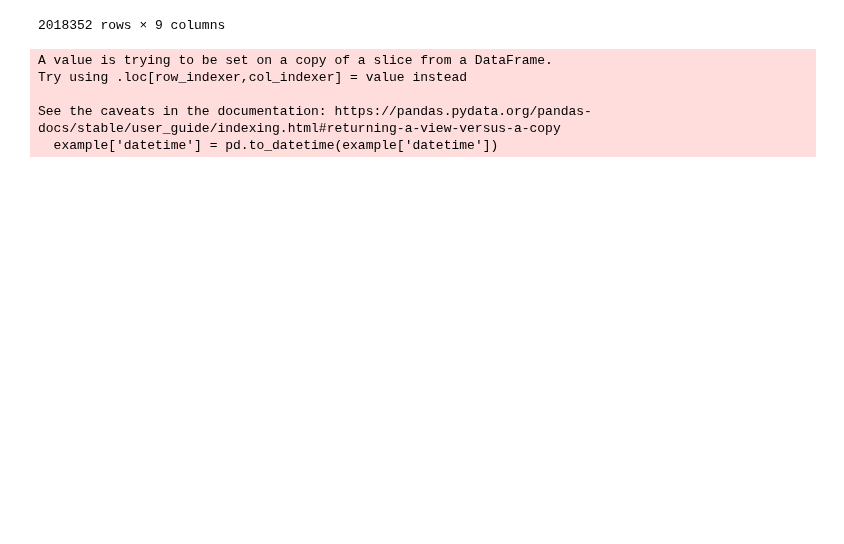
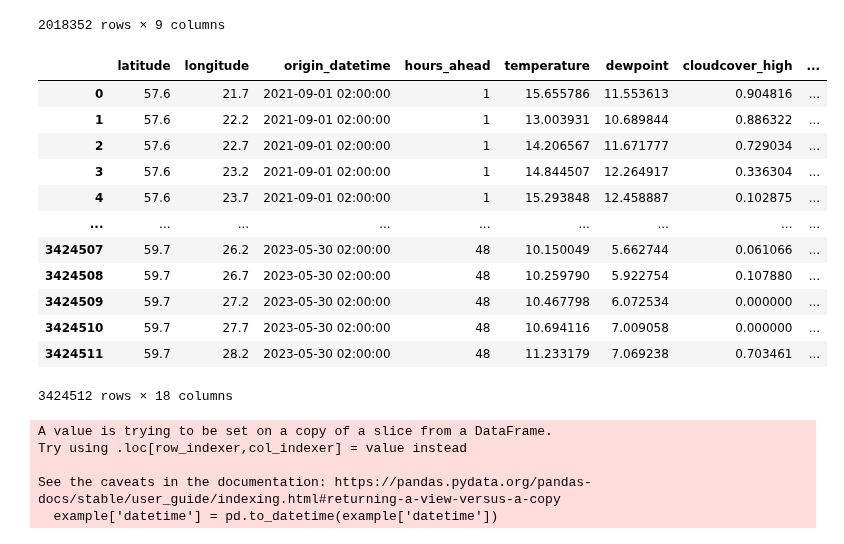
Before and after one commit to steimel60/Kaggle-Enefit, a Jupyter notebook: enefit-energy-predictor.ipynb, the cells around one changed output. Saved outputs shown, nothing was run; the diff lists cells and outputs as text; code cells hidden in the pictures; blank space fills up the shorter version.

```diff
--- a/enefit-energy-predictor.ipynb
+++ b/enefit-energy-predictor.ipynb
@@ -90,6 +90,23 @@ train
 | 2018350 | 15 | 1 | 3 | 0.000 | 0 | 2023-05-31 23:00:00 | 637 | 2018350 | ... |
 | 2018351 | 15 | 1 | 3 | 196.240 | 1 | 2023-05-31 23:00:00 | 637 | 2018351 | ... |
 2018352 rows × 9 columns
+# %%
+forecast = pd.read_csv(path + 'forecast_weather.csv')
+forecast
+# %% [output]
+|  | latitude | longitude | origin_datetime | hours_ahead | temperature | dewpoint | cloudcover_high | ... |
+| 0 | 57.6 | 21.7 | 2021-09-01 02:00:00 | 1 | 15.655786 | 11.553613 | 0.904816 | ... |
+| 1 | 57.6 | 22.2 | 2021-09-01 02:00:00 | 1 | 13.003931 | 10.689844 | 0.886322 | ... |
+| 2 | 57.6 | 22.7 | 2021-09-01 02:00:00 | 1 | 14.206567 | 11.671777 | 0.729034 | ... |
+| 3 | 57.6 | 23.2 | 2021-09-01 02:00:00 | 1 | 14.844507 | 12.264917 | 0.336304 | ... |
+| 4 | 57.6 | 23.7 | 2021-09-01 02:00:00 | 1 | 15.293848 | 12.458887 | 0.102875 | ... |
+| ... | ... | ... | ... | ... | ... | ... | ... | ... |
+| 3424507 | 59.7 | 26.2 | 2023-05-30 02:00:00 | 48 | 10.150049 | 5.662744 | 0.061066 | ... |
+| 3424508 | 59.7 | 26.7 | 2023-05-30 02:00:00 | 48 | 10.259790 | 5.922754 | 0.107880 | ... |
+| 3424509 | 59.7 | 27.2 | 2023-05-30 02:00:00 | 48 | 10.467798 | 6.072534 | 0.000000 | ... |
+| 3424510 | 59.7 | 27.7 | 2023-05-30 02:00:00 | 48 | 10.694116 | 7.009058 | 0.000000 | ... |
+| 3424511 | 59.7 | 28.2 | 2023-05-30 02:00:00 | 48 | 11.233179 | 7.069238 | 0.703461 | ... |
+3424512 rows × 18 columns
 # %%
 # county, is_business, and product_type make up the unique identifiers (prediction unit)
 c = 0
```
